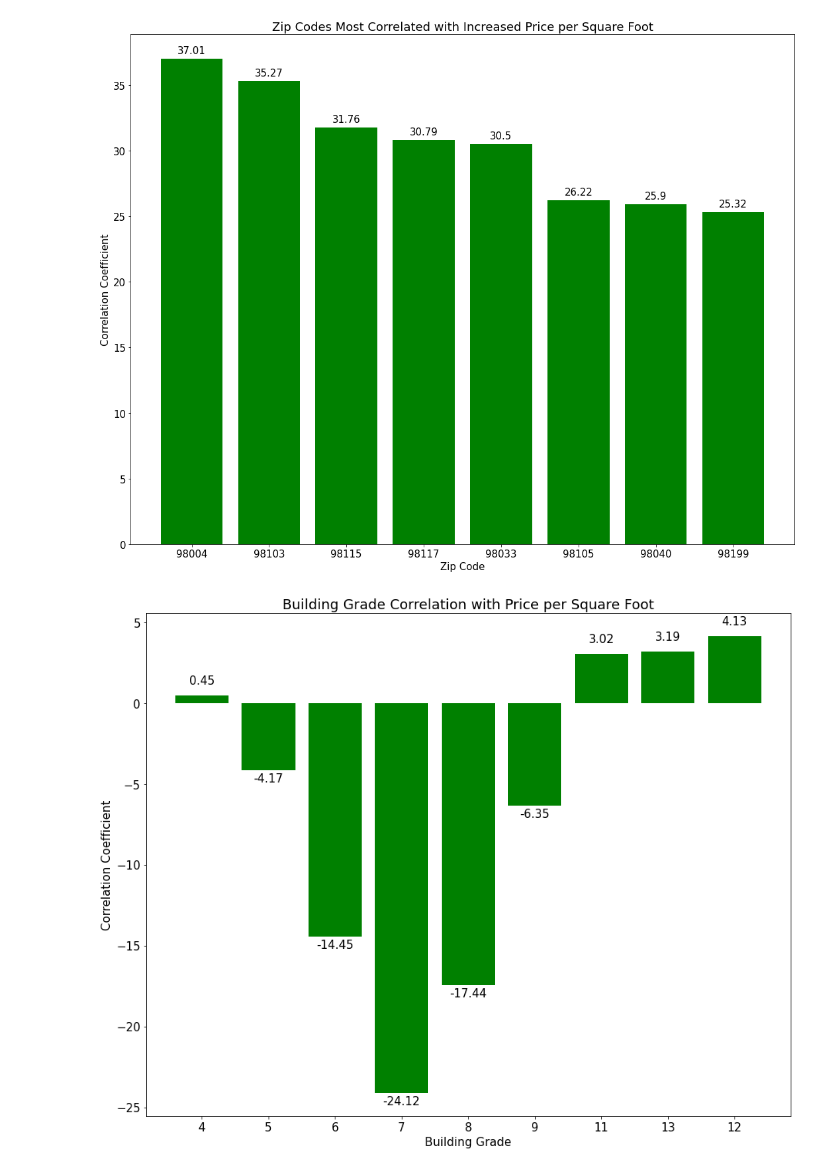
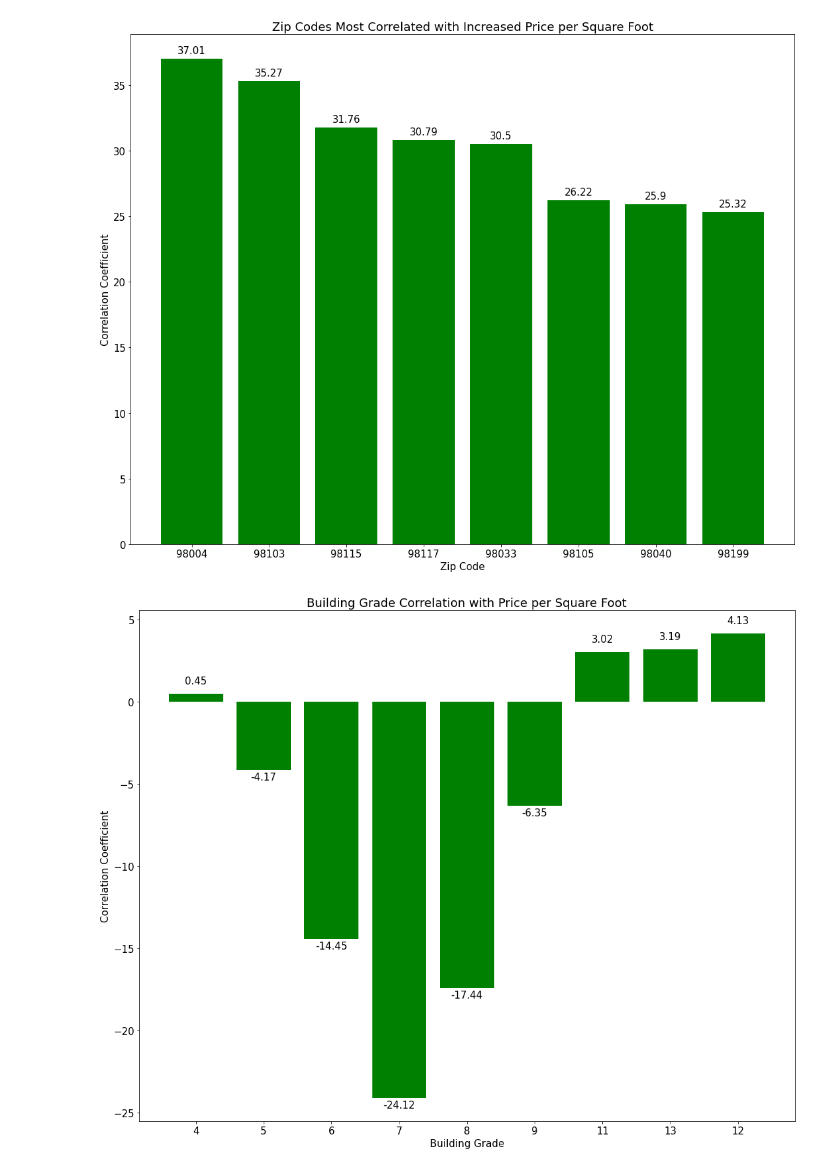
Before and after one commit to ThomasHChapman/P2-SeattleHousing, a Jupyter notebook: working_notebooks/tom_working.ipynb, the cells around one changed output. Drawn from its saved outputs; the diff is of its cells as text; code cells hidden in the pictures.

```diff
--- a/working_notebooks/tom_working.ipynb
+++ b/working_notebooks/tom_working.ipynb
@@ -720,32 +719,38 @@ grade_coefs =  {'4': 0.450,
                 '7': -24.12,
                 '8': -17.44,
                 '9': -6.35,
                 '11': 3.02,
                 '13': 3.19,
                 '12': 4.13}
 
 plt.rcParams.update({'font.size': 15});
 x = np.arange(len(grade_coefs.keys()))
 width = 0.35
 
 fig, ax = plt.subplots(figsize=(15,12))
 
 ax.set_ylabel('Correlation Coefficient')
 ax.set_xlabel('Building Grade')
 ax.set_title('Building Grade Correlation with Price per Square Foot')
 ax.set_xticks(x)
 ax.set_xticklabels(grade_coefs.keys())
 
+mask1 = y < 0
+mask2 = y >= 0
 pps = ax.bar(grade_coefs.keys(), grade_coefs.values(), color='green')
+
+#plt.bar(x[mask1], y[mask1], color = 'red')
+#plt.bar(x[mask2], y[mask2], color = 'blue')
 for p in pps:
     height = p.get_height()
     if height > 0:
         ax.annotate('{}'.format(height), xy=(p.get_x() + p.get_width() / 2, height), xytext=(0, 15),
         textcoords="offset points", ha='center')
 
     else:
         ax.annotate('{}'.format(height), xy=(p.get_x() + p.get_width() / 2, height), xytext=(0, -15),
         textcoords="offset points", ha='center')  # 3 points vertical offset
-#plt.tight_layout()
+plt.tight_layout()
+plt.savefig('../images/grade_coefs', dpi=500)
 # %% [output]
-[figure, old version]
+[figure, new version]
```
Also changed, not shown: parts of 47 cells of this notebook, 4 other files.
